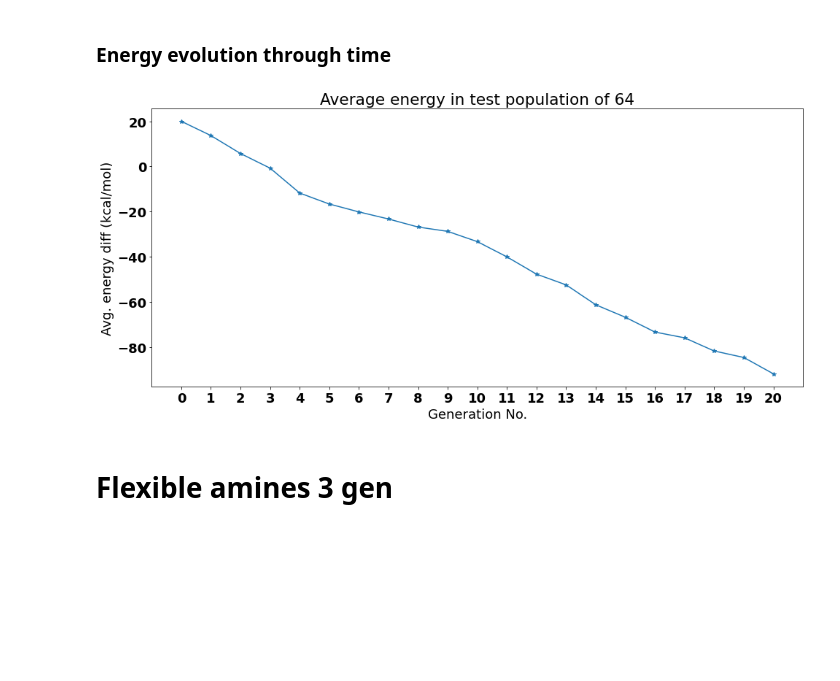
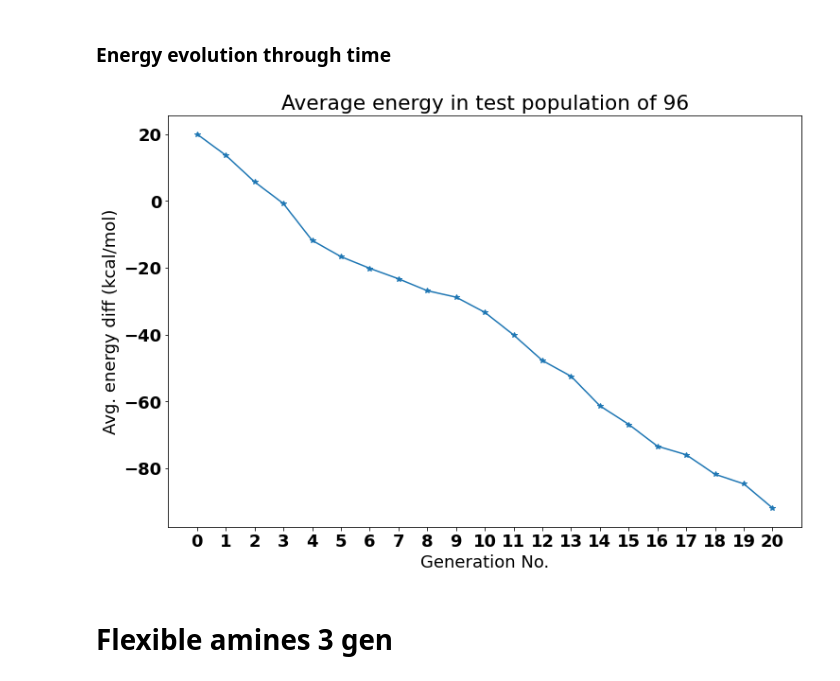
Before and after one commit to Strandgaard96/GB_GA, a Jupyter notebook: notebooks/Generation_exploration.ipynb, the cells around one changed output. Cells and saved outputs as stored; diff of their text form; code cells hidden in the pictures; blank space fills up the shorter version.

```diff
--- a/notebooks/Generation_exploration.ipynb
+++ b/notebooks/Generation_exploration.ipynb
@@ -102,7 +102,7 @@ draw_generation(Mo_hipt_path)
 ### First test generation
 # %%
 templates = Path('../templates/')
-generation_path = Path('~').expanduser()/"Documents/generation_data/prod_test"
+generation_path = Path('~').expanduser()/"Documents/generation_data/generation_96pop"
 # %%
 files = generation_path.rglob('*xtbopt.xyz')
 paths = sorted(files)
@@ -193,13 +192,13 @@ for elem in gen_objects:
         gen = pickle.load(f)
         avg_energy.append(gen.gen2pd()['score'].mean())
 # %%
-fig, ax = plt.subplots(figsize=(16, 7))
+fig, ax = plt.subplots(figsize=(12, 8))
 x = np.arange(0,len(avg_energy))
 ax.plot(x,avg_energy,'*-')
-ax.set(xlabel='Generation No.', ylabel='Avg. energy diff (kcal/mol)', title='Average energy in test population of 64',xticks=x);
-fig.savefig('generation__64_avgenergy.png', dpi=600)
+ax.set(xlabel='Generation No.', ylabel='Avg. energy diff (kcal/mol)', title='Average energy in test population of 96',xticks=x);
+fig.savefig('generation__96_avgenergy.png', dpi=600)
 # %% [output]
-[figure, old version]
+[figure, new version]
 # %% [markdown]
 # Flexible amines 3 gen
 # %%
```
Also changed, not shown: parts of 6 cells of this notebook, 4 other files.
